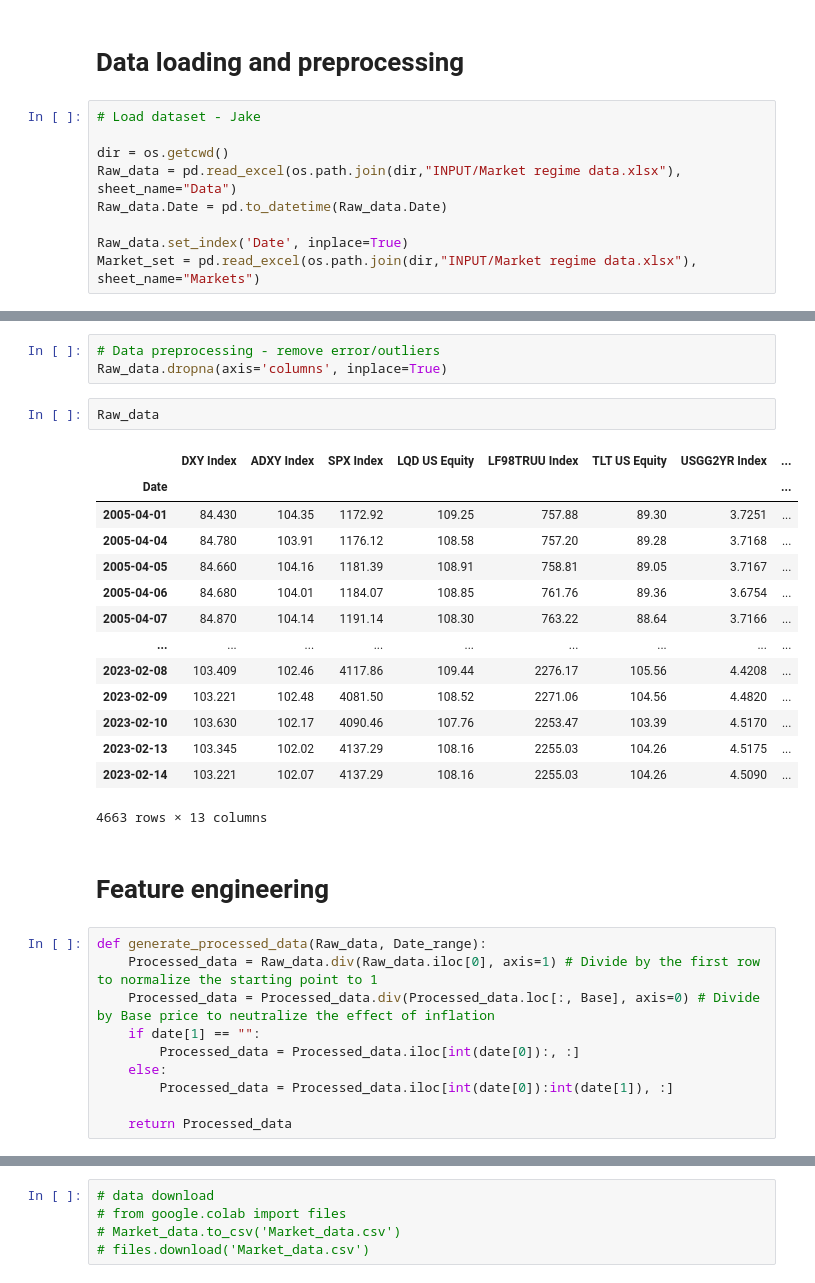
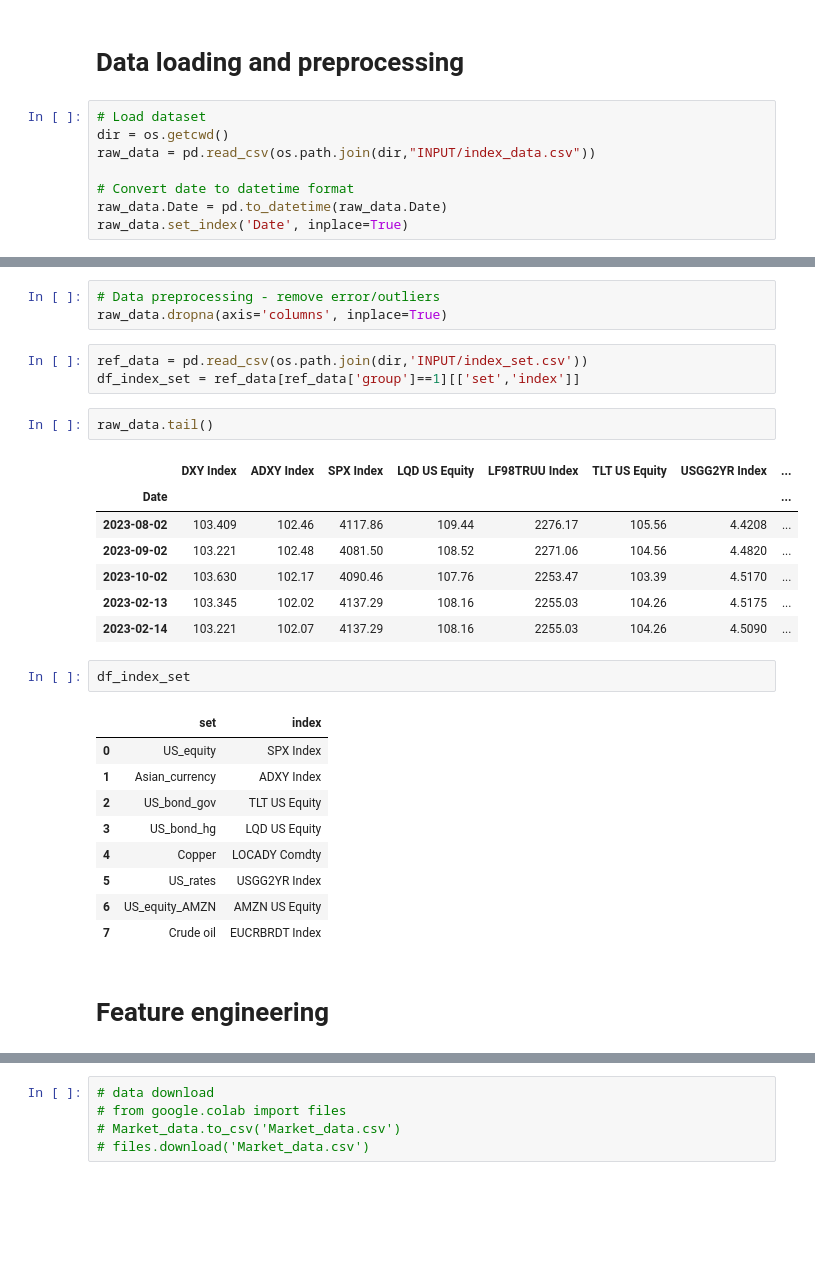
Before and after one commit to joyyuan89/FinAI, a Jupyter notebook: case_study/market_regime/Market_regime_v1.ipynb, the cells around one changed output, grey strips where cells are left out. Saved outputs shown, nothing was run; the diff lists cells and outputs as text; blank space fills up the shorter version.

```diff
--- a/case_study/market_regime/Market_regime_v1.ipynb
+++ b/case_study/market_regime/Market_regime_v1.ipynb
@@ -50,11 +48,10 @@ Base = "XAU Curncy" # Gold
 # %% [markdown]
 # Data loading and preprocessing
 # %%
-# Load dataset - Jake
+# Load dataset
+dir = os.getcwd()
+raw_data = pd.read_csv(os.path.join(dir,"INPUT/index_data.csv"))
 
-dir = os.getcwd()
-Raw_data = pd.read_excel(os.path.join(dir,"INPUT/Market regime data.xlsx"), sheet_name="Data")
-Raw_data.Date = pd.to_datetime(Raw_data.Date)
-
-Raw_data.set_index('Date', inplace=True)
-Market_set = pd.read_excel(os.path.join(dir,"INPUT/Market regime data.xlsx"), sheet_name="Markets")
+# Convert date to datetime format
+raw_data.Date = pd.to_datetime(raw_data.Date)
+raw_data.set_index('Date', inplace=True)
@@ -76,32 +60,30 @@ Market_set
 # %%
 # Data preprocessing - remove error/outliers
-Raw_data.dropna(axis='columns', inplace=True)
+raw_data.dropna(axis='columns', inplace=True)
-# %%
-Raw_data
-# %% [output]
-|  | DXY Index | ADXY Index | SPX Index | LQD US Equity | LF98TRUU Index | TLT US Equity | USGG2YR Index | ... |
-| Date |  |  |  |  |  |  |  | ... |
-| 2005-04-01 | 84.430 | 104.35 | 1172.92 | 109.25 | 757.88 | 89.30 | 3.7251 | ... |
-| 2005-04-04 | 84.780 | 103.91 | 1176.12 | 108.58 | 757.20 | 89.28 | 3.7168 | ... |
-| 2005-04-05 | 84.660 | 104.16 | 1181.39 | 108.91 | 758.81 | 89.05 | 3.7167 | ... |
-| 2005-04-06 | 84.680 | 104.01 | 1184.07 | 108.85 | 761.76 | 89.36 | 3.6754 | ... |
-| 2005-04-07 | 84.870 | 104.14 | 1191.14 | 108.30 | 763.22 | 88.64 | 3.7166 | ... |
-| ... | ... | ... | ... | ... | ... | ... | ... | ... |
-| 2023-02-08 | 103.409 | 102.46 | 4117.86 | 109.44 | 2276.17 | 105.56 | 4.4208 | ... |
-| 2023-02-09 | 103.221 | 102.48 | 4081.50 | 108.52 | 2271.06 | 104.56 | 4.4820 | ... |
-| 2023-02-10 | 103.630 | 102.17 | 4090.46 | 107.76 | 2253.47 | 103.39 | 4.5170 | ... |
-| 2023-02-13 | 103.345 | 102.02 | 4137.29 | 108.16 | 2255.03 | 104.26 | 4.5175 | ... |
-| 2023-02-14 | 103.221 | 102.07 | 4137.29 | 108.16 | 2255.03 | 104.26 | 4.5090 | ... |
-4663 rows × 13 columns
+# %%
+ref_data = pd.read_csv(os.path.join(dir,'INPUT/index_set.csv'))
+df_index_set = ref_data[ref_data['group']==1][['set','index']]
+# %%
+raw_data.tail()
+# %% [output]
+|  | DXY Index | ADXY Index | SPX Index | LQD US Equity | LF98TRUU Index | TLT US Equity | USGG2YR Index | ... |
+| Date |  |  |  |  |  |  |  | ... |
+| 2023-08-02 | 103.409 | 102.46 | 4117.86 | 109.44 | 2276.17 | 105.56 | 4.4208 | ... |
+| 2023-09-02 | 103.221 | 102.48 | 4081.50 | 108.52 | 2271.06 | 104.56 | 4.4820 | ... |
+| 2023-10-02 | 103.630 | 102.17 | 4090.46 | 107.76 | 2253.47 | 103.39 | 4.5170 | ... |
+| 2023-02-13 | 103.345 | 102.02 | 4137.29 | 108.16 | 2255.03 | 104.26 | 4.5175 | ... |
+| 2023-02-14 | 103.221 | 102.07 | 4137.29 | 108.16 | 2255.03 | 104.26 | 4.5090 | ... |
+# %%
+df_index_set
+# %% [output]
+|  | set | index |
+| 0 | US_equity | SPX Index |
+| 1 | Asian_currency | ADXY Index |
+| 2 | US_bond_gov | TLT US Equity |
+| 3 | US_bond_hg | LQD US Equity |
+| 4 | Copper | LOCADY Comdty |
+| 5 | US_rates | USGG2YR Index |
+| 6 | US_equity_AMZN | AMZN US Equity |
+| 7 | Crude oil | EUCRBRDT Index |
 # %% [markdown]
 # Feature engineering
-# %%
-def generate_processed_data(Raw_data, Date_range):
-    Processed_data = Raw_data.div(Raw_data.iloc[0], axis=1) # Divide by the first row to normalize the starting point to 1
-    Processed_data = Processed_data.div(Processed_data.loc[:, Base], axis=0) # Divide by Base price to neutralize the effect of inflation
-    if date[1] == "":
-        Processed_data = Processed_data.iloc[int(date[0]):, :]
-    else:
-        Processed_data = Processed_data.iloc[int(date[0]):int(date[1]), :]
-
-    return Processed_data
```
Also changed, not shown: parts of 20 cells of this notebook, 3 other files.
